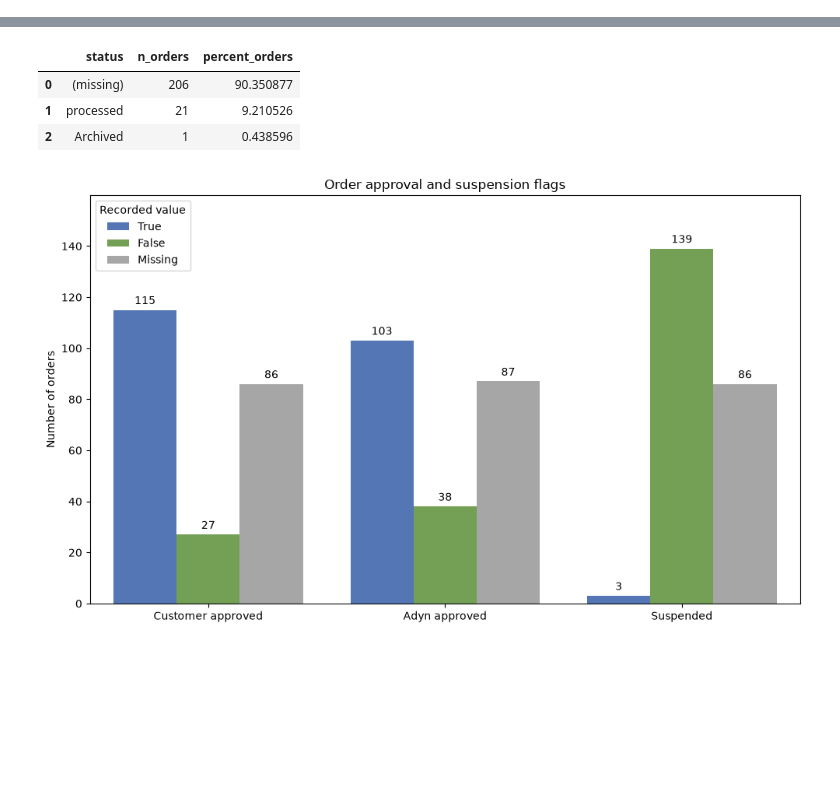
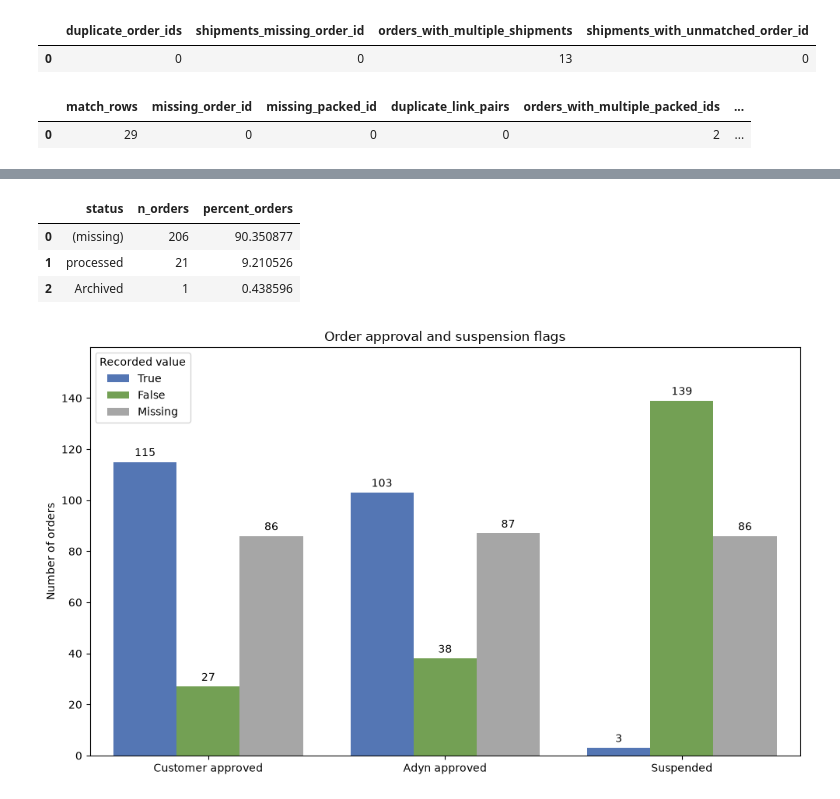
Before and after one commit to BlueMarginalist/DIIG-F26-Adyn, a Jupyter notebook: morgan/package.ipynb, the cells around one changed output, grey strips where cells are left out. Cells and saved outputs as stored; diff of their text form; code cells hidden in the pictures; blank space fills up the shorter version.

```diff
--- a/morgan/package.ipynb
+++ b/morgan/package.ipynb
@@ -410,0 +797,15 @@ def plot_approval_flags(
+# %%
+
+rx_orders = load_dataframe("RxOrders", conn)
+rx_written = load_dataframe("RxWritten", conn)
+rx_shipments = load_dataframe("RxShipments", conn)
+rx_packed = load_dataframe("RxPacked", conn)
+rx_matches = load_dataframe("RxMatches", conn)
+# %%
+display(check_order_shipment_links(rx_orders, rx_shipments))
+display(check_cost_links(rx_orders, rx_packed, rx_matches))
+# %% [output]
+|  | duplicate_order_ids | shipments_missing_order_id | orders_with_multiple_shipments | shipments_with_unmatched_order_id |
+| 0 | 0 | 0 | 13 | 0 |
+|  | match_rows | missing_order_id | missing_packed_id | duplicate_link_pairs | orders_with_multiple_packed_ids | ... |
+| 0 | 29 | 0 | 0 | 0 | 2 | ... |
```
Also changed, not shown: parts of 5 cells of this notebook, 6 other files.
